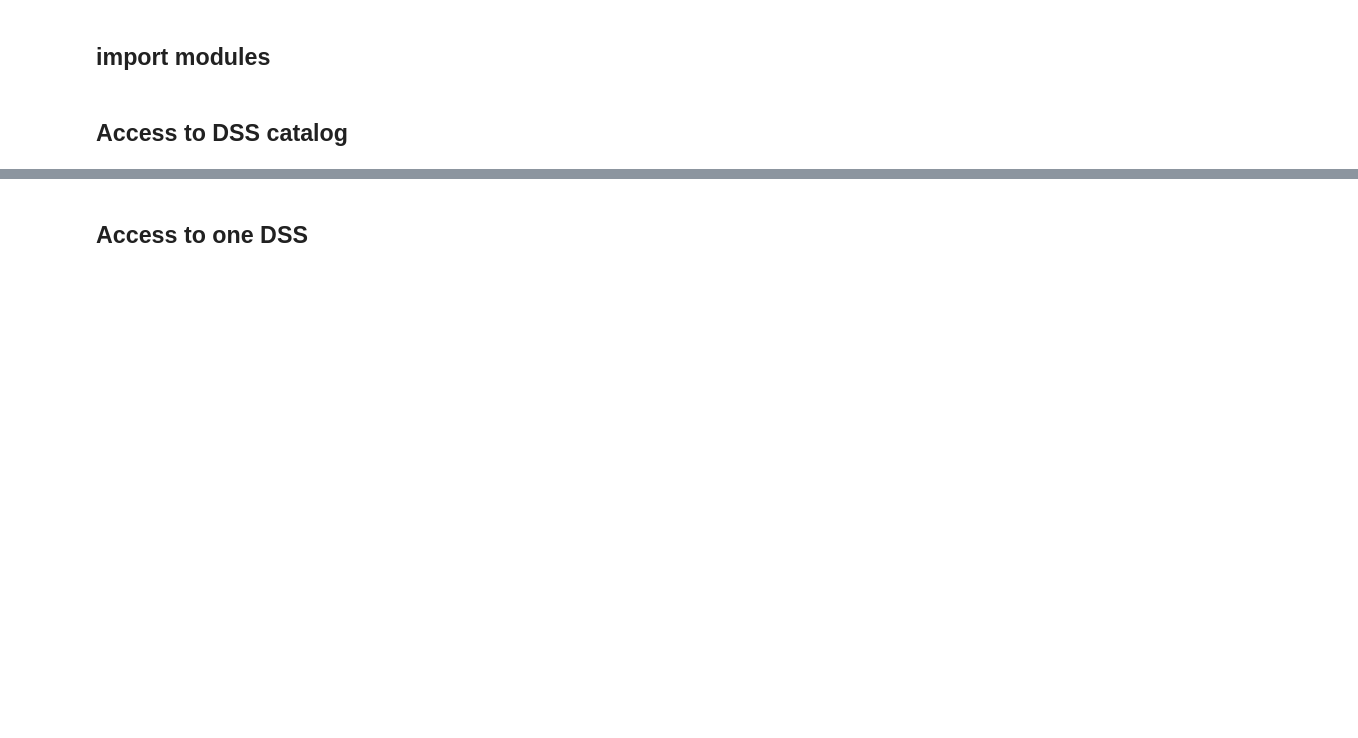
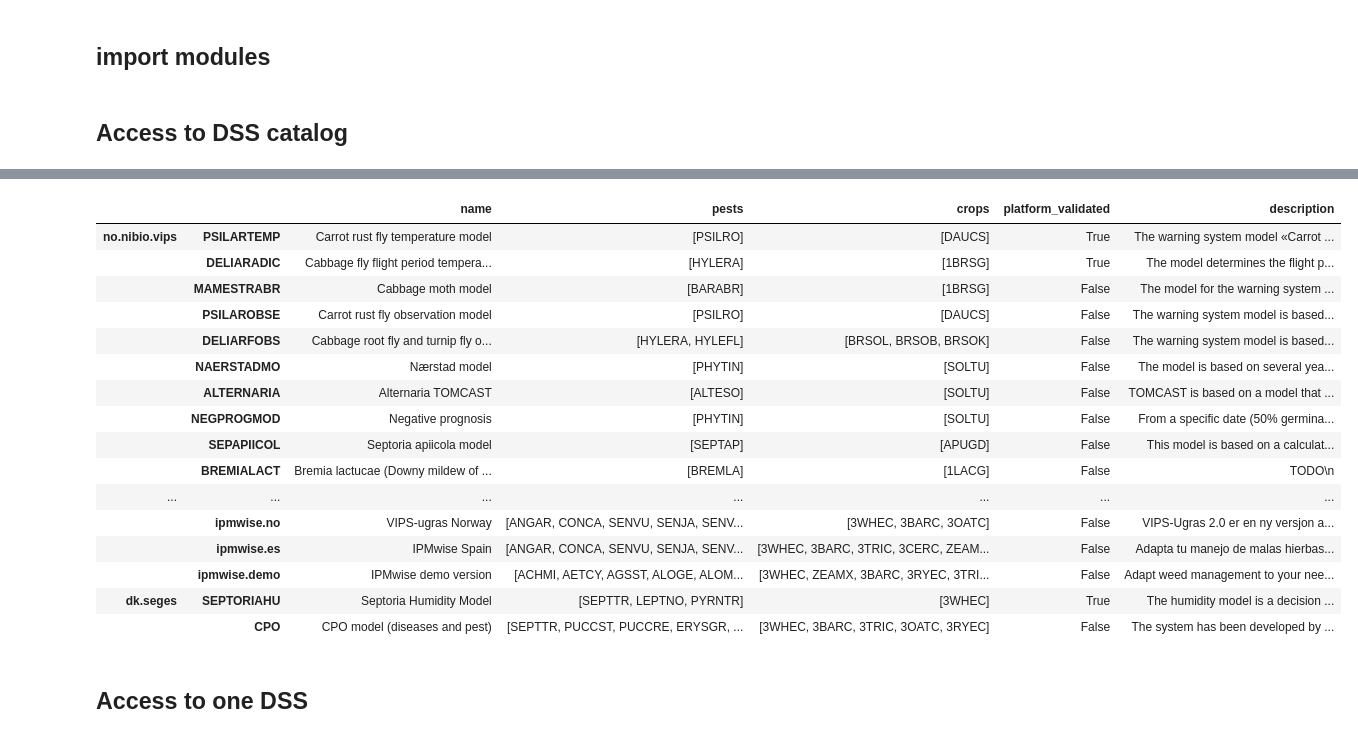
Before and after one commit to H2020-IPM-openalea/DSS, a Jupyter notebook: example/dss_demo.ipynb, the cells around one changed output, grey strips where cells are left out. Saved outputs shown, nothing was run; the diff lists cells and outputs as text; code cells hidden in the pictures; blank space fills up the shorter version.

```diff
--- a/example/dss_demo.ipynb
+++ b/example/dss_demo.ipynb
@@ -17,3 +109,29 @@ hub.display(ViewDataFrame=False) #to improve
+# %%
+df=pandas.Series(h.dss_catalog).apply(pandas.Series).stack().apply(pandas.Series)
+
+df=df[['name','pests', 'crops','platform_validated','description']]
+df=pandas.concat([df.drop("description",axis=1),df['description'].apply(pandas.Series)],axis=1)
+df.rename(columns={'other':'description'}, inplace=True)
+df=df.drop(['created_by', 'age', 'assumptions', 'peer_review', 'case_studies'],axis=1)
+df
+# %% [output]
+|  |  | name | pests | crops | platform_validated | description |
+| no.nibio.vips | PSILARTEMP | Carrot rust fly temperature model | [PSILRO] | [DAUCS] | True | The warning system model «Carrot ... |
+|  | DELIARADIC | Cabbage fly flight period tempera... | [HYLERA] | [1BRSG] | True | The model determines the flight p... |
+|  | MAMESTRABR | Cabbage moth model | [BARABR] | [1BRSG] | False | The model for the warning system ... |
+|  | PSILAROBSE | Carrot rust fly observation model | [PSILRO] | [DAUCS] | False | The warning system model is based... |
+|  | DELIARFOBS | Cabbage root fly and turnip fly o... | [HYLERA, HYLEFL] | [BRSOL, BRSOB, BRSOK] | False | The warning system model is based... |
+|  | NAERSTADMO | Nærstad model | [PHYTIN] | [SOLTU] | False | The model is based on several yea... |
+|  | ALTERNARIA | Alternaria TOMCAST | [ALTESO] | [SOLTU] | False | TOMCAST is based on a model that ... |
+|  | NEGPROGMOD | Negative prognosis | [PHYTIN] | [SOLTU] | False | From a specific date (50% germina... |
+|  | SEPAPIICOL | Septoria apiicola model | [SEPTAP] | [APUGD] | False | This model is based on a calculat... |
+|  | BREMIALACT | Bremia lactucae (Downy mildew of ... | [BREMLA] | [1LACG] | False | TODO\n |
+| ... | ... | ... | ... | ... | ... | ... |
+|  | ipmwise.no | VIPS-ugras Norway | [ANGAR, CONCA, SENVU, SENJA, SENV... | [3WHEC, 3BARC, 3OATC] | False | VIPS-Ugras 2.0 er en ny versjon a... |
+|  | ipmwise.es | IPMwise Spain | [ANGAR, CONCA, SENVU, SENJA, SENV... | [3WHEC, 3BARC, 3TRIC, 3CERC, ZEAM... | False | Adapta tu manejo de malas hierbas... |
+|  | ipmwise.demo | IPMwise demo version | [ACHMI, AETCY, AGSST, ALOGE, ALOM... | [3WHEC, ZEAMX, 3BARC, 3RYEC, 3TRI... | False | Adapt weed management to your nee... |
+| dk.seges | SEPTORIAHU | Septoria Humidity Model | [SEPTTR, LEPTNO, PYRNTR] | [3WHEC] | True | The humidity model is a decision ... |
+|  | CPO | CPO model (diseases and pest) | [SEPTTR, PUCCST, PUCCRE, ERYSGR, ... | [3WHEC, 3BARC, 3TRIC, 3OATC, 3RYEC] | False | The system has been developed by ... |
 # %%
 hub.list_dss(View)
 # %% [markdown]
```
Also changed, not shown: parts of 5 cells of this notebook.
